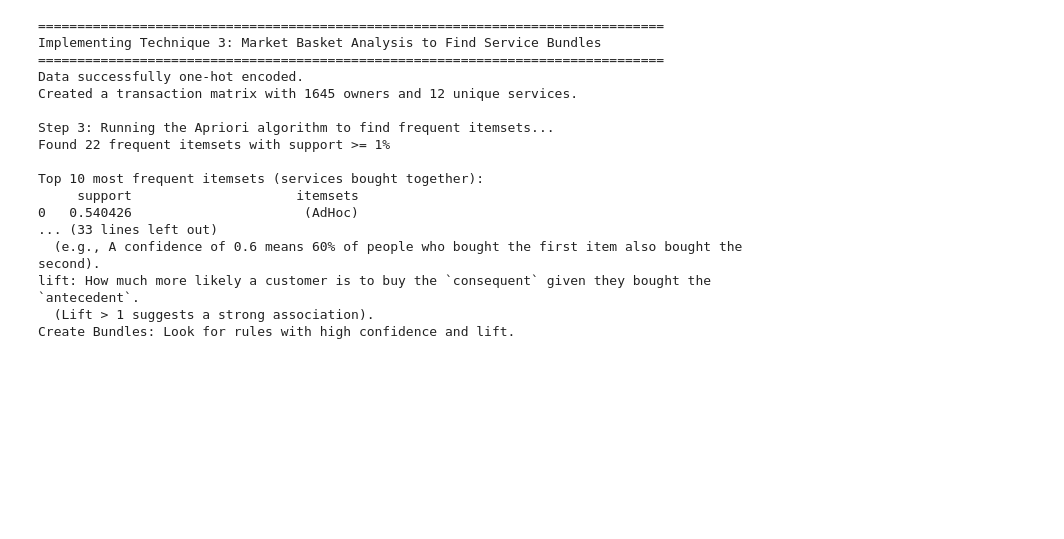
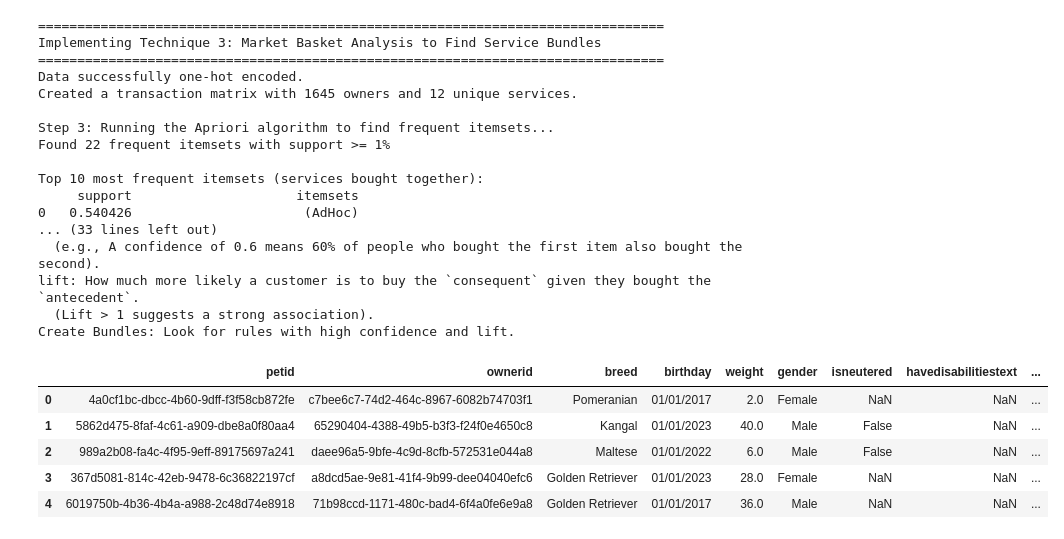
Before and after one commit to caioapp/tubitak-ai-agent, a Jupyter notebook: notebooks/tubitak_ai_agent.ipynb, the cells around one changed output. Saved outputs shown, nothing was run; the diff lists cells and outputs as text; code cells hidden in the pictures; blank space fills up the shorter version.

```diff
--- a/notebooks/tubitak_ai_agent.ipynb
+++ b/notebooks/tubitak_ai_agent.ipynb
@@ -702,3 +708,13 @@ Top 10 most frequent itemsets (services bought together):
 lift: How much more likely a customer is to buy the `consequent` given they bought the `antecedent`.
   (Lift > 1 suggests a strong association).
 Create Bundles: Look for rules with high confidence and lift.
+# %%
+pets_df = pd.concat([dog_added_df, cat_added_df], ignore_index=True)
+pets_df.head()
+# %% [output]
+|  | petid | ownerid | breed | birthday | weight | gender | isneutered | havedisabilitiestext | ... |
+| 0 | 4a0cf1bc-dbcc-4b60-9dff-f3f58cb872fe | c7bee6c7-74d2-464c-8967-6082b74703f1 | Pomeranian | 01/01/2017 | 2.0 | Female | NaN | NaN | ... |
+| 1 | 5862d475-8faf-4c61-a909-dbe8a0f80aa4 | 65290404-4388-49b5-b3f3-f24f0e4650c8 | Kangal | 01/01/2023 | 40.0 | Male | False | NaN | ... |
+| 2 | 989a2b08-fa4c-4f95-9eff-89175697a241 | daee96a5-9bfe-4c9d-8cfb-572531e044a8 | Maltese | 01/01/2022 | 6.0 | Male | False | NaN | ... |
+| 3 | 367d5081-814c-42eb-9478-6c36822197cf | a8dcd5ae-9e81-41f4-9b99-dee04040efc6 | Golden Retriever | 01/01/2023 | 28.0 | Female | NaN | NaN | ... |
+| 4 | 6019750b-4b36-4b4a-a988-2c48d74e8918 | 71b98ccd-1171-480c-bad4-6f4a0fe6e9a8 | Golden Retriever | 01/01/2017 | 36.0 | Male | NaN | NaN | ... |
```
Also changed, not shown: parts of 16 cells of this notebook.
